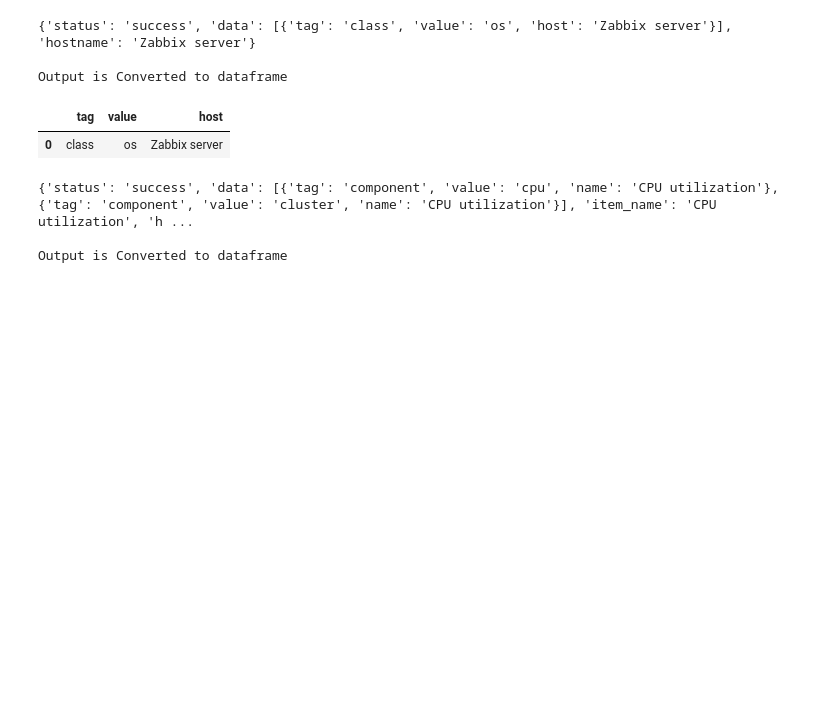
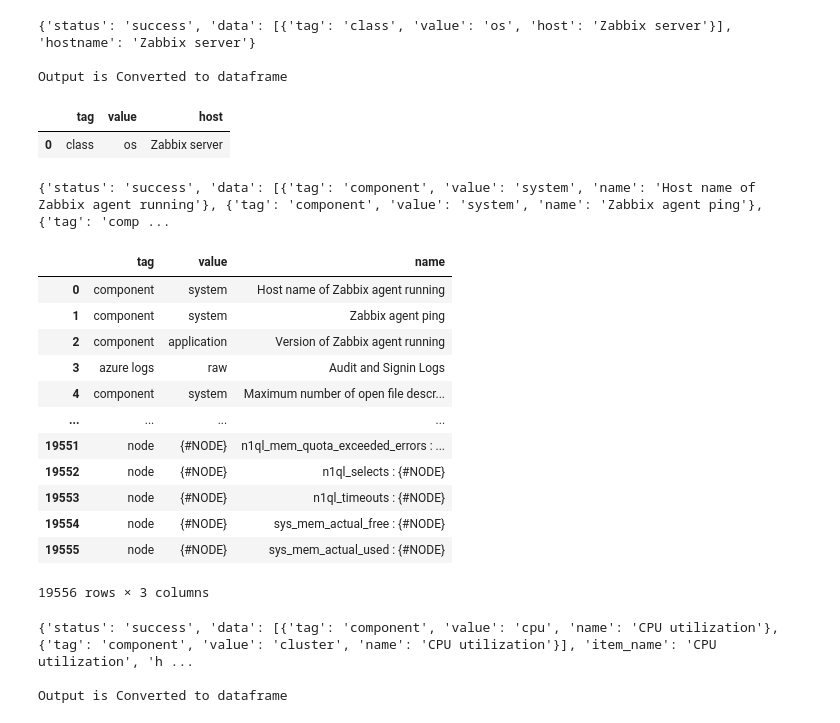
Before and after one commit to Kartik240803/zabbix, a Jupyter notebook: lib_tester.ipynb, the cells around one changed output. Cells and saved outputs as stored; diff of their text form; code cells hidden in the pictures; blank space fills up the shorter version.

```diff
--- a/lib_tester.ipynb
+++ b/lib_tester.ipynb
@@ -299,6 +330,27 @@ d
 Output is Converted to dataframe
 |  | tag | value | host |
 | 0 | class | os | Zabbix server |
+# %%
+result = zbx.get_tag_for_item()
+print(result)
+print("\nOutput is Converted to dataframe")
+d = pd.DataFrame(result['data'])
+d
+# %% [output]
+{'status': 'success', 'data': [{'tag': 'component', 'value': 'system', 'name': 'Host name of Zabbix agent running'}, {'tag': 'component', 'value': 'system', 'name': 'Zabbix agent ping'}, {'tag': 'comp ...
+|  | tag | value | name |
+| 0 | component | system | Host name of Zabbix agent running |
+| 1 | component | system | Zabbix agent ping |
+| 2 | component | application | Version of Zabbix agent running |
+| 3 | azure logs | raw | Audit and Signin Logs |
+| 4 | component | system | Maximum number of open file descr... |
+| ... | ... | ... | ... |
+| 19551 | node | {#NODE} | n1ql_mem_quota_exceeded_errors : ... |
+| 19552 | node | {#NODE} | n1ql_selects : {#NODE} |
+| 19553 | node | {#NODE} | n1ql_timeouts : {#NODE} |
+| 19554 | node | {#NODE} | sys_mem_actual_free : {#NODE} |
+| 19555 | node | {#NODE} | sys_mem_actual_used : {#NODE} |
+19556 rows × 3 columns
 # %%
 result = zbx.get_tag_for_item(item_name=metric_name)
 print(result)
```
Also changed, not shown: parts of 17 cells of this notebook, 1 other file.
